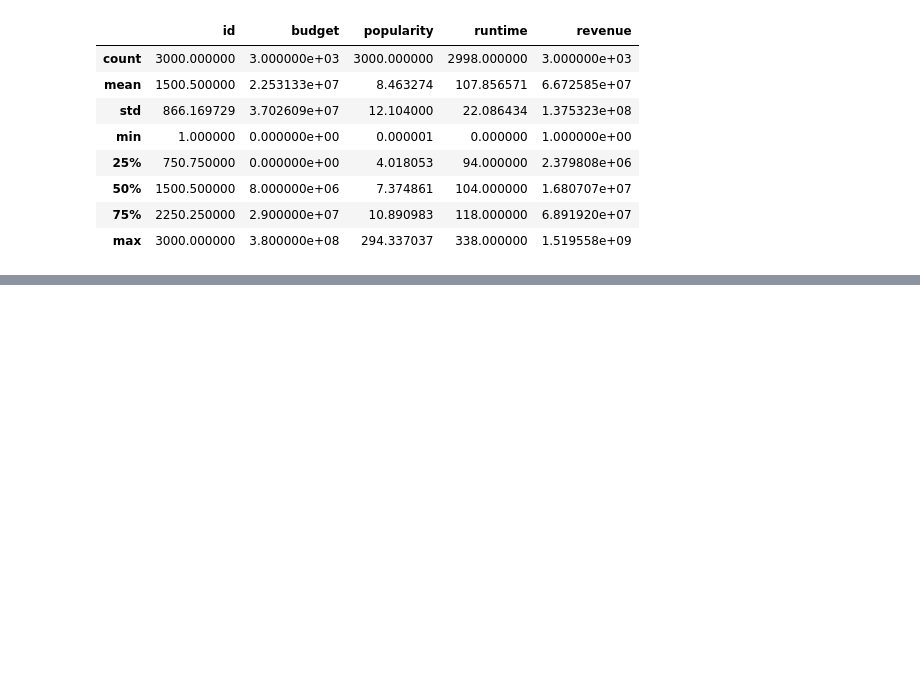
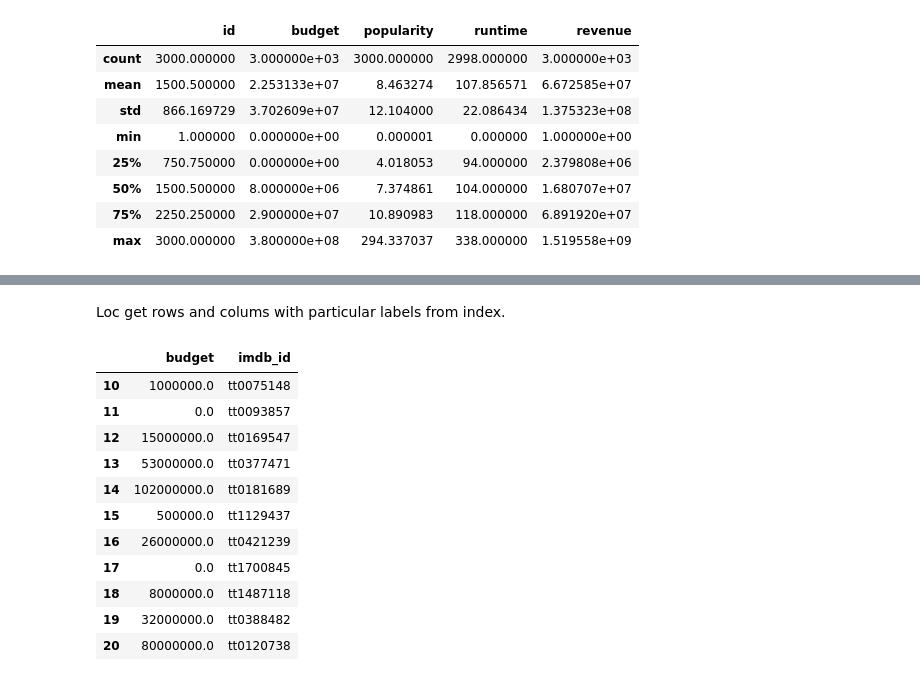
Before and after one commit to tjain858/IMDB-EDA, a Jupyter notebook: IMDB.ipynb, the cells around one changed output, grey strips where cells are left out. Cells and saved outputs as stored; diff of their text form; code cells hidden in the pictures; blank space fills up the shorter version.

```diff
--- a/IMDB.ipynb
+++ b/IMDB.ipynb
@@ -83,0 +100,17 @@ df.describe()
+# %% [markdown]
+Loc get rows and colums with particular labels from index.
+# %%
+df.loc[10:20,['budget','imdb_id']]
+# %% [output]
+|  | budget | imdb_id |
+| 10 | 1000000.0 | tt0075148 |
+| 11 | 0.0 | tt0093857 |
+| 12 | 15000000.0 | tt0169547 |
+| 13 | 53000000.0 | tt0377471 |
+| 14 | 102000000.0 | tt0181689 |
+| 15 | 500000.0 | tt1129437 |
+| 16 | 26000000.0 | tt0421239 |
+| 17 | 0.0 | tt1700845 |
+| 18 | 8000000.0 | tt1487118 |
+| 19 | 32000000.0 | tt0388482 |
+| 20 | 80000000.0 | tt0120738 |
```
Also changed, not shown: parts of 11 cells of this notebook.
